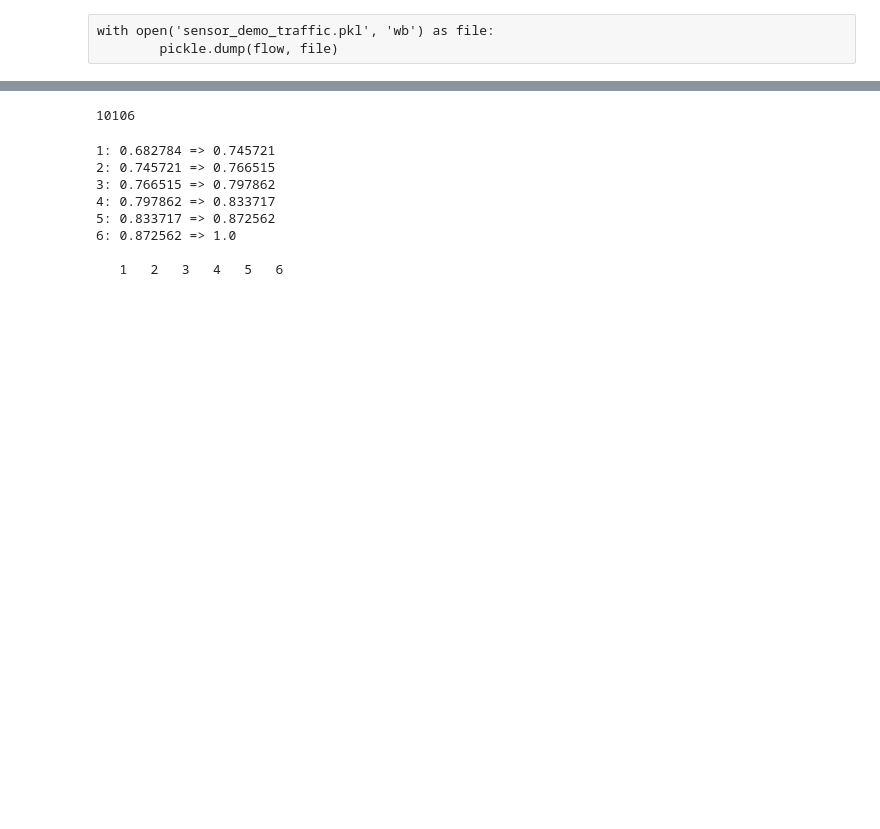
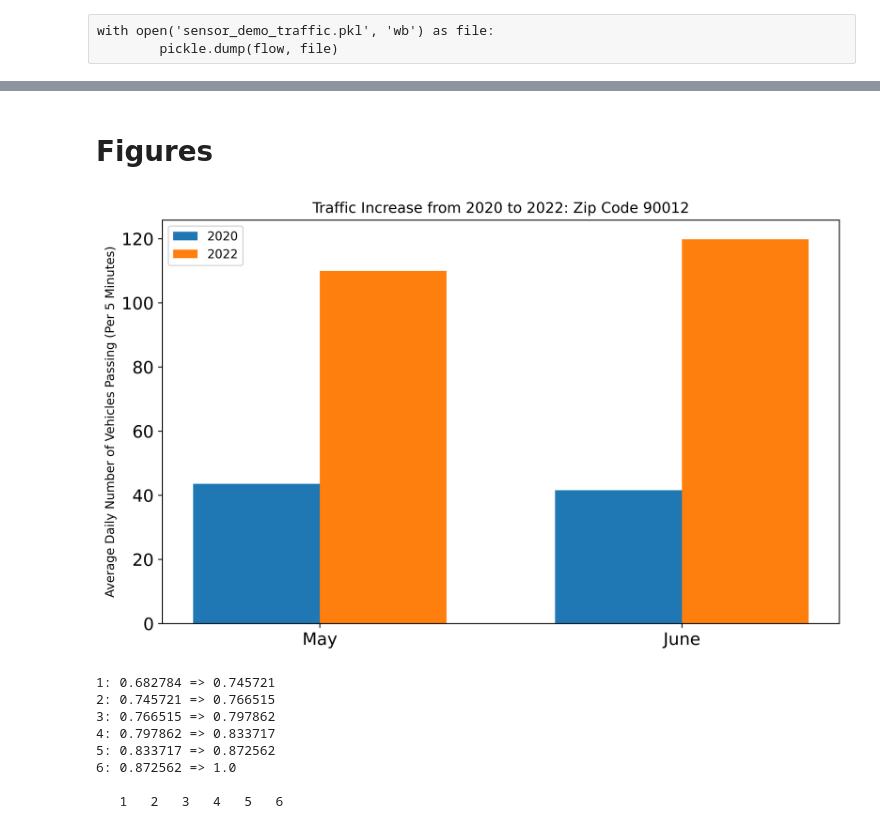
Before and after one commit to suyanpengzhang/Traffic-Analysis, a Jupyter notebook: Regression Sensors -- Zip Code Level.ipynb, the cells around one changed output, grey strips where cells are left out. Drawn from its saved outputs; the diff is of its cells as text; code cells hidden in the pictures; blank space fills up the shorter version.

```diff
--- a/Regression Sensors -- Zip Code Level.ipynb
+++ b/Regression Sensors -- Zip Code Level.ipynb
@@ -469,3 +158,23 @@ plt.show()
+# %%
+case_rate = [flow['cases'][i]/flow['total'][i] for i in flow.index]
+case_rate = pd.Series(case_rate,index=flow.index)
+flow['case_rate'] = case_rate
+total_1 = [flow['total'][i]/10000 for i in flow.index]
+total_1 = pd.Series(total_1,index=flow.index)
+flow['total_1'] = total_1
+mean_income = [flow['mean income (dollars)'][i]/10000 for i in flow.index]
+mean_income = pd.Series(mean_income,index=flow.index)
+flow['mean_income'] = mean_income
+popu_d = [flow['population density'][i]/10000 for i in flow.index]
+popu_d = pd.Series(popu_d,index=flow.index)
+flow['popu_d'] = popu_d
+# %%
+commuting_car = [flow['commuting_carpool'][i]+flow['commuting_drove_alone'][i] for i in flow.index]
+commuting_car = pd.Series(commuting_car,index=flow.index)
+flow['commuting_car'] = commuting_car
+essential_worker = [flow['industry_2'][i]+flow['industry_3'][i]+flow['industry_5'][i]+flow['industry_6'][i] for i in flow.index]
+essential_worker = pd.Series(essential_worker,index=flow.index)
+flow['essential_worker'] = essential_worker
 # %%
 flow.columns
 # %% [output]
@@ -676,7 +416,46 @@ case
-# %%
-sum(new_data_430[new_data_430['geo_merge']=='Wellington Square']['cases_7day'].values)
-# %% [output]
-10106
+# %% [markdown]
+# Figures
+# %%
+#fig1
+import matplotlib.pyplot as plt
+import numpy as np
+
+# Sample data
+categories = ['May', 'June']
+values_set_1 = [flow['2020_05'][4],flow['2020_06'][4]]
+values_set_2 = [flow['2022_05'][4],flow['2022_06'][4]]
+
+plt.figure(figsize=(10, 6),dpi=600) # This will set the DPI for the plot
+
+
+# Setting the positions and width for the bars
+pos = np.arange(len(categories))
+bar_width = 0.35
+
+# Plotting both sets of data
+plt.bar(pos, values_set_1, bar_width, label='2020')
+plt.bar(pos + bar_width, values_set_2, bar_width, label='2022')
+
+# Adding the title and labels
+#plt.xlabel('Categories')
+plt.ylabel('Average Daily Number of Vehicles Passing (Per 5 Minutes)')
+plt.xticks(fontsize=14,rotation = 0)  # Rotate the x-axis labels if needed
+plt.yticks(fontsize=14,rotation = 0)
+plt.title('Traffic Increase from 2020 to 2022: Zip Code 90012')
+plt.xticks(pos + bar_width / 2, categories)
+
+# Adding a legend
+plt.legend()
+
+# Before displaying or saving, you can specify the figure's DPI
+
+# Saving the plot to a PDF file with high DPI
+plt.savefig('Figures/fig1b.pdf', dpi=600) # This saves the figure with the specified DPI
+
+# If you want to display the plot as well, uncomment the next line
+plt.show()
+# %% [output]
+[figure, added]
 # %%
 import shapefile as shp
 import matplotlib.pyplot as plt
```
Also changed, not shown: parts of 53 cells of this notebook, 11 other files.
